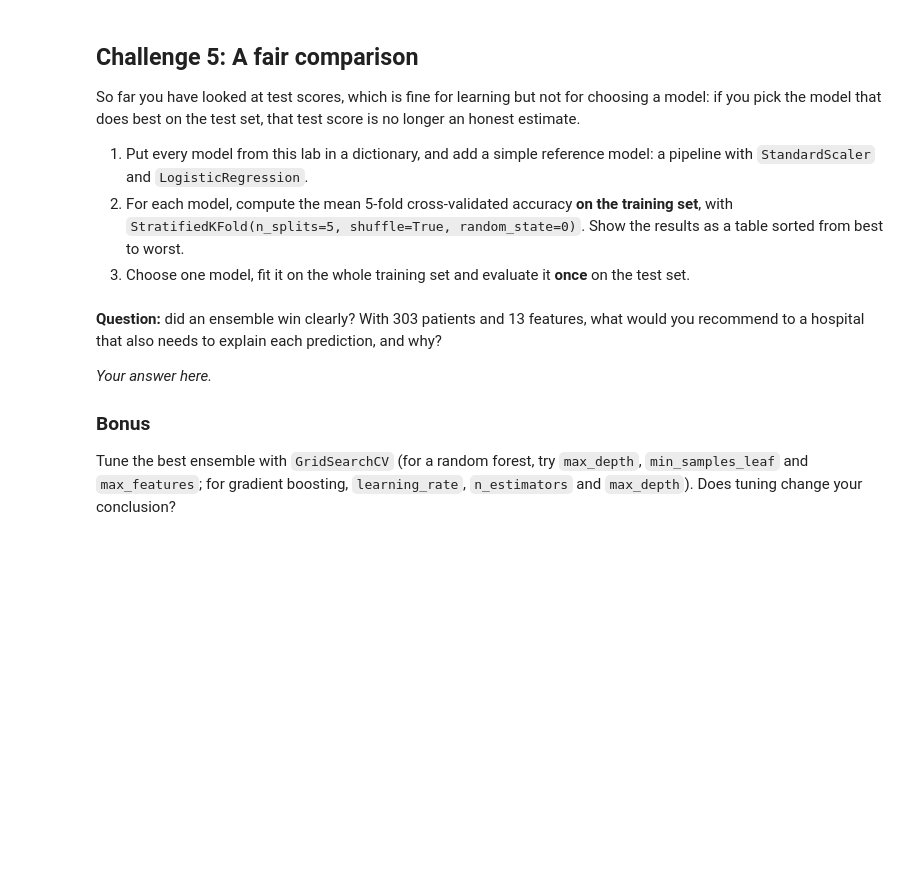
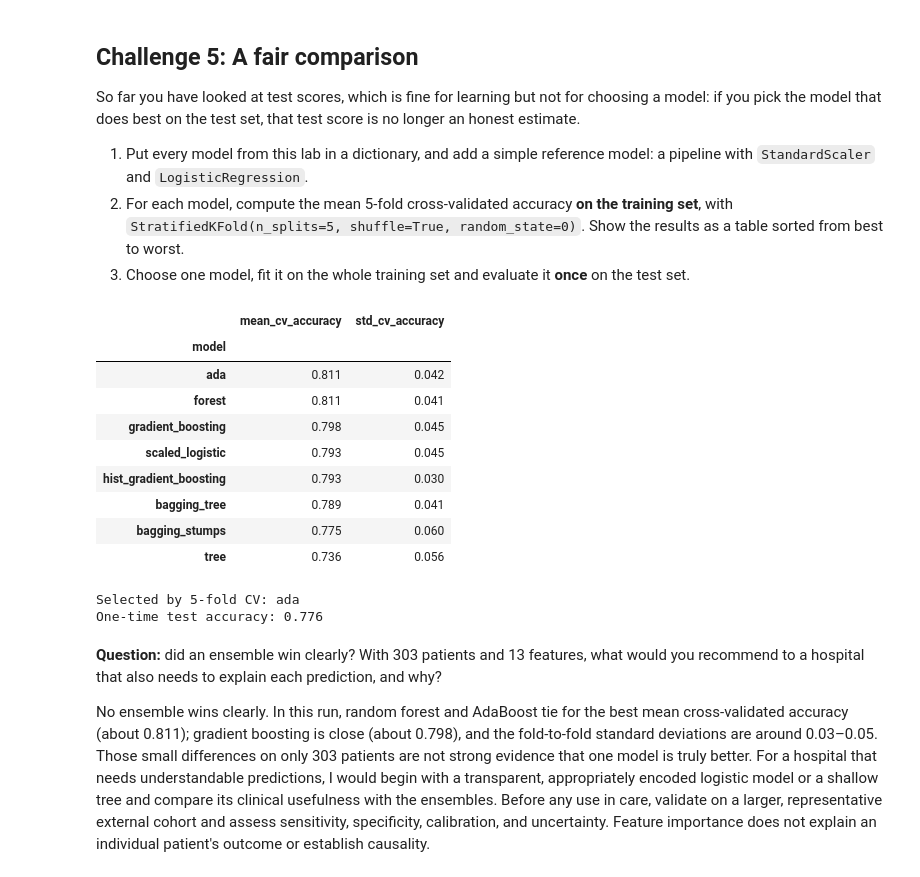
Before and after one commit to ironhack-labs/lab-ensembles, a Jupyter notebook: your-code/main.ipynb, the cells around one changed output. Saved outputs shown, nothing was run; the diff lists cells and outputs as text; code cells hidden in the pictures; blank space fills up the shorter version.

Commit message:
Complete LAB | Ensembles

```diff
--- a/your-code/main.ipynb
+++ b/your-code/main.ipynb
@@ -123,0 +279,8 @@ from sklearn.ensemble import AdaBoostClassifier, GradientBoostingClassifier, His
+# %%
+gb = GradientBoostingClassifier(random_state=0).fit(X_train,y_train)
+
+y_train_pred = gb.predict(X_train)
+y_test_pred = gb.predict(X_test)
+
+print(f"accuracy on the training set: {accuracy_score(y_train, y_train_pred):.3f}")
+print(f"accuracy on the test set: {accuracy_score(y_test, y_test_pred):.3f}")
@@ -123,0 +290,8 @@ from sklearn.ensemble import AdaBoostClassifier, GradientBoostingClassifier, His
+# %%
+hgb = HistGradientBoostingClassifier(random_state=0).fit(X_train,y_train)
+
+y_train_pred = hgb.predict(X_train)
+y_test_pred = hgb.predict(X_test)
+
+print(f"accuracy on the training set: {accuracy_score(y_train, y_train_pred):.3f}")
+print(f"accuracy on the test set: {accuracy_score(y_test, y_test_pred):.3f}")
@@ -149,8 +334,60 @@ from sklearn.linear_model import LogisticRegression
+# %%
+# Add a scaled logistic-regression reference model to the ensemble models.
+preprocess = ColumnTransformer([
+    ("num", StandardScaler(), X.columns),
+])
+pipe_logreg = Pipeline([
+    ("prep", preprocess),
+    ("model", LogisticRegression(max_iter=1000)),
+])
+
+models = {
+    "tree": tree,
+    "bagging_tree": bagging_tree,
+    "bagging_stumps": bagging_tree_1,
+    "forest": forest,
+    "ada": ada,
+    "gradient_boosting": gb,
+    "hist_gradient_boosting": hgb,
+    "scaled_logistic": pipe_logreg,
+}
+
+cv = StratifiedKFold(n_splits=5, shuffle=True, random_state=0)
+rows = []
+for name, model in models.items():
+    scores = cross_val_score(model, X_train, y_train, cv=cv, scoring="accuracy", n_jobs=1)
+    rows.append({
+        "model": name,
+        "mean_cv_accuracy": scores.mean(),
+        "std_cv_accuracy": scores.std(),
+    })
+comparison = pd.DataFrame(rows).set_index("model").sort_values(
+    "mean_cv_accuracy", ascending=False
+)
+comparison.round(3)
+# %% [output]
+|  | mean_cv_accuracy | std_cv_accuracy |
+| model |  |  |
+| ada | 0.811 | 0.042 |
+| forest | 0.811 | 0.041 |
+| gradient_boosting | 0.798 | 0.045 |
+| scaled_logistic | 0.793 | 0.045 |
+| hist_gradient_boosting | 0.793 | 0.030 |
+| bagging_tree | 0.789 | 0.041 |
+| bagging_stumps | 0.775 | 0.060 |
+| tree | 0.736 | 0.056 |
+# %%
+# Choose by training-set cross-validation, then evaluate the selected model once on the test set.
+selected_name = comparison.index[0]
+selected_model = clone(models[selected_name]).fit(X_train, y_train)
+y_test_pred_selected = selected_model.predict(X_test)
+selected_test_accuracy = accuracy_score(y_test, y_test_pred_selected)
+print("Selected by 5-fold CV:", selected_name)
+print(f"One-time test accuracy: {selected_test_accuracy:.3f}")
+# %% [output]
+Selected by 5-fold CV: ada
+One-time test accuracy: 0.776
 # %% [markdown]
 **Question:** did an ensemble win clearly? With 303 patients and 13 features, what would you recommend to a hospital that also needs to explain each prediction, and why?
 
-*Your answer here.*
-
-### Bonus
-
-Tune the best ensemble with `GridSearchCV` (for a random forest, try `max_depth`, `min_samples_leaf` and `max_features`; for gradient boosting, `learning_rate`, `n_estimators` and `max_depth`). Does tuning change your conclusion?
+No ensemble wins clearly. In this run, random forest and AdaBoost tie for the best mean cross-validated accuracy (about 0.811); gradient boosting is close (about 0.798), and the fold-to-fold standard deviations are around 0.03–0.05. Those small differences on only 303 patients are not strong evidence that one model is truly better. For a hospital that needs understandable predictions, I would begin with a transparent, appropriately encoded logistic model or a shallow tree and compare its clinical usefulness with the ensembles. Before any use in care, validate on a larger, representative external cohort and assess sensitivity, specificity, calibration, and uncertainty. Feature importance does not explain an individual patient's outcome or establish causality.
```
Also changed, not shown: parts of 34 cells of this notebook.
